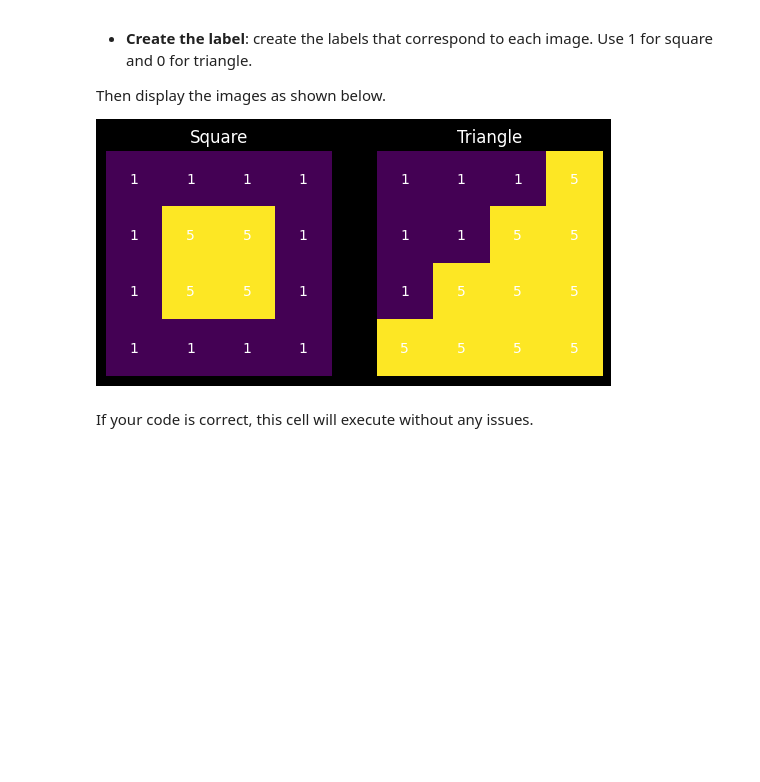
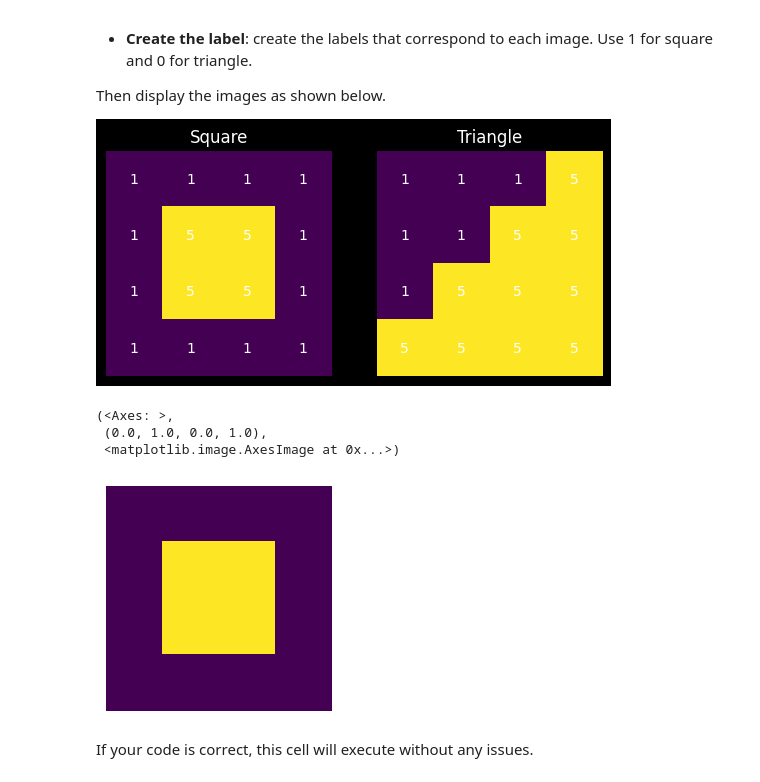
Before and after one commit to MrYellowSock/CE_MACHINE_LEARNING, a Jupyter notebook: Lab5/Lab5-2.ipynb, the cells around one changed output. Saved outputs shown, nothing was run; the diff lists cells and outputs as text; code cells hidden in the pictures; blank space fills up the shorter version.

```diff
--- a/Lab5/Lab5-2.ipynb
+++ b/Lab5/Lab5-2.ipynb
@@ -46,6 +46,13 @@ data_tensors = torch.stack([tensor_square, tensor_triangle])
 data_labels = torch.stack([labels_square, labels_triangle])
 
 ### END CODE HERE ###
+# %%
+plt.subplot(1, 2, 1), plt.axis('off'), plt.imshow(tensor_square[0])
+# %% [output]
+(<Axes: >,
+ (0.0, 1.0, 0.0, 1.0),
+ <matplotlib.image.AxesImage at 0x...>)
+[figure, added]
 # %% [markdown]
 If your code is correct, this cell will execute without any issues.
 # %%
```
Also changed, not shown: parts of 7 cells of this notebook, 1 other file.
